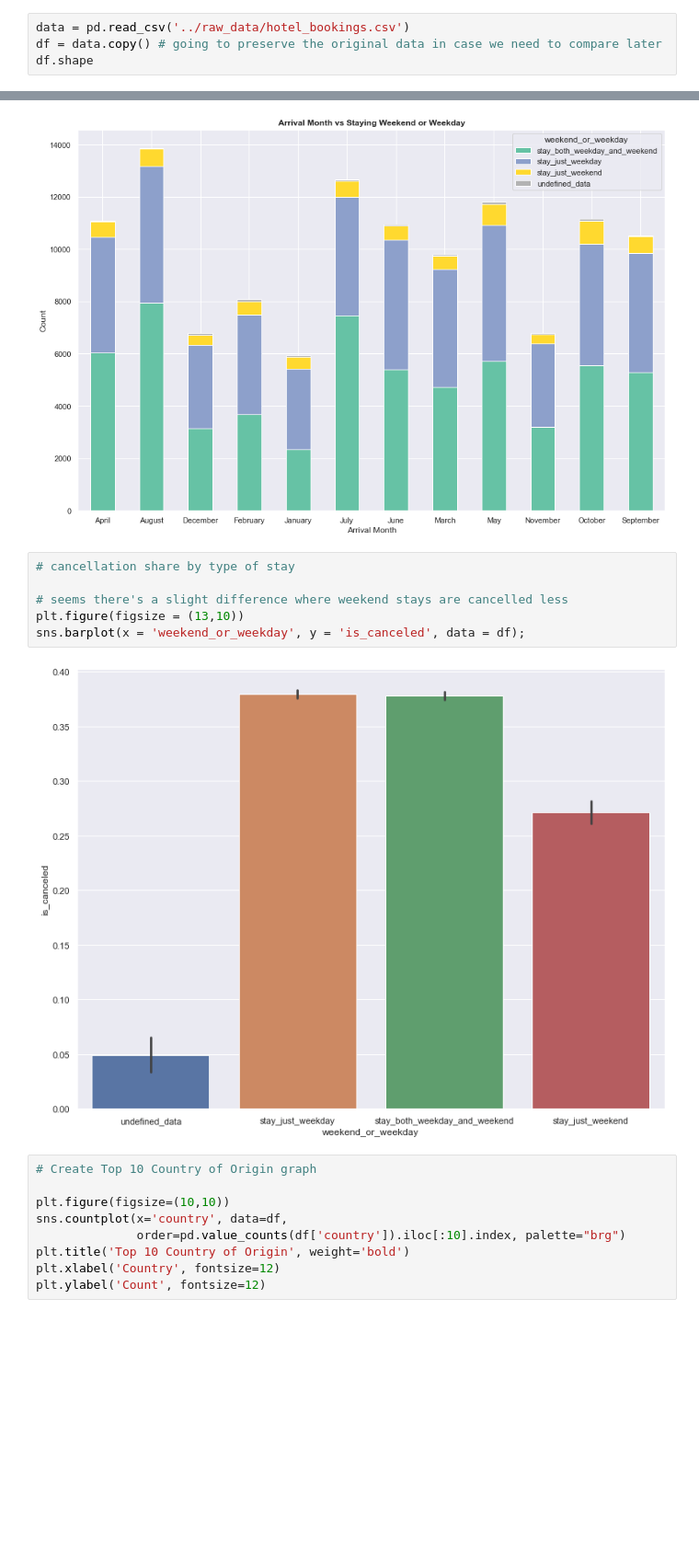
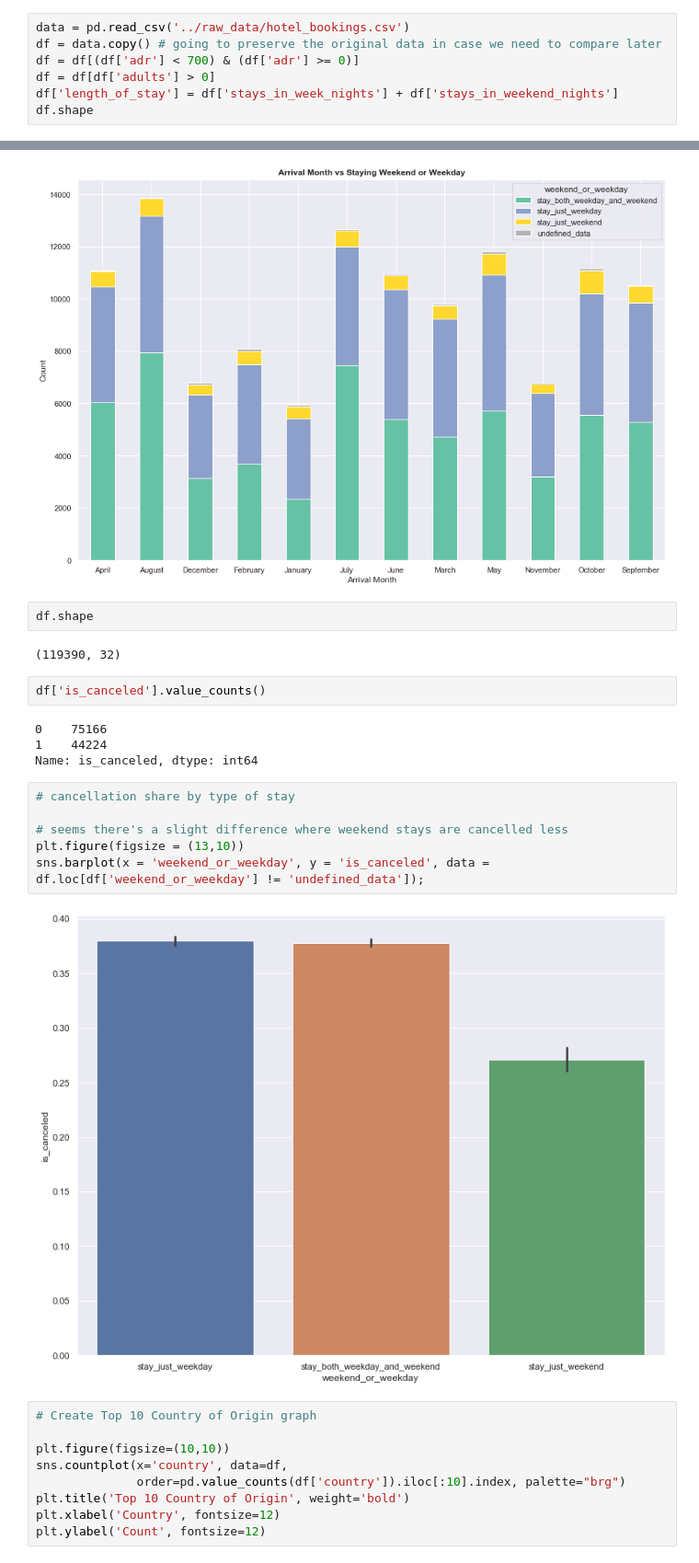
Before and after one commit to JeremyWeidner/402_group4, a Jupyter notebook: Final_Project/eda/python_EDA.ipynb, the cells around one changed output, grey strips where cells are left out. Shown: that part at 92% size. Drawn from its saved outputs; the diff is of its cells as text; blank space fills up the shorter version.

```diff
--- a/Final_Project/eda/python_EDA.ipynb
+++ b/Final_Project/eda/python_EDA.ipynb
@@ -22,5 +22,8 @@ import matplotlib.ticker as plticker
 # %%
 data = pd.read_csv('../raw_data/hotel_bookings.csv')
 df = data.copy() # going to preserve the original data in case we need to compare later
+df = df[(df['adr'] < 700) & (df['adr'] >= 0)]
+df = df[df['adults'] > 0]
+df['length_of_stay'] = df['stays_in_week_nights'] + df['stays_in_weekend_nights']
 df.shape
 # %% [output]
@@ -203,14 +400,24 @@ plt.ylabel('Count', fontsize=12)
 # %% [output]
 Text(0, 0.5, 'Count')
 [figure]
+# %%
+df.shape
+# %% [output]
+(119390, 32)
+# %%
+df['is_canceled'].value_counts()
+# %% [output]
+0    75166
+1    44224
+Name: is_canceled, dtype: int64
 # %%
 # cancellation share by type of stay
 
 # seems there's a slight difference where weekend stays are cancelled less
 plt.figure(figsize = (13,10))
-sns.barplot(x = 'weekend_or_weekday', y = 'is_canceled', data = df);
+sns.barplot(x = 'weekend_or_weekday', y = 'is_canceled', data = df.loc[df['weekend_or_weekday'] != 'undefined_data']);
 # %% [output]
-[figure, old version]
+[figure, new version]
 # %%
 # Create Top 10 Country of Origin graph
 
```
Also changed, not shown: parts of 14 cells of this notebook.
